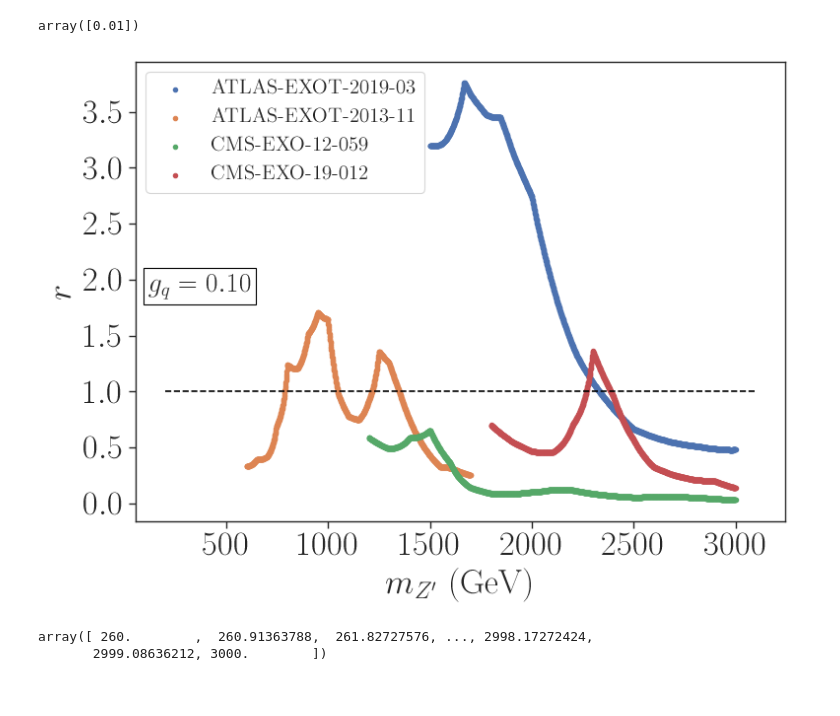
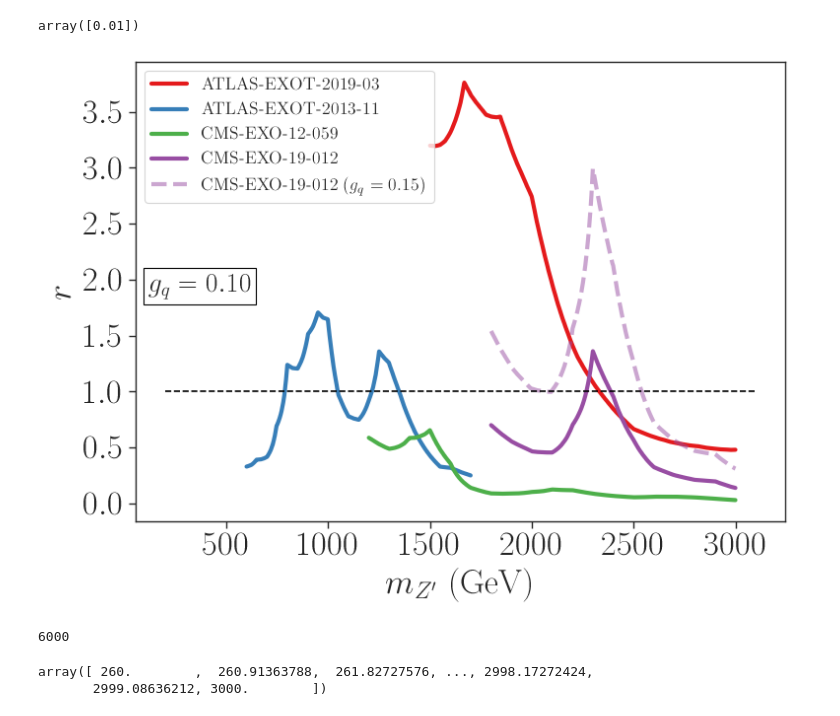
Before and after one commit to SModelS/smodelsv3-paper, a Jupyter notebook: scan/2MDM-dijet-plots.ipynb, the cells around one changed output. Saved outputs shown, nothing was run; the diff lists cells and outputs as text; code cells hidden in the pictures.

Commit message:
updated plots based on database

```diff
--- a/scan/2MDM-dijet-plots.ipynb
+++ b/scan/2MDM-dijet-plots.ipynb
@@ -200,11 +200,11 @@ for index, row in newDF.iterrows():
 # %% [markdown]
 #### Create legend for plots for excluded points
 # %%
-colors = sns.color_palette("Set1",len(excluded['ExptRes.result.AnalysisID'].unique()))
+colors = sns.color_palette("Set1",len(newDF['ExptRes.result.AnalysisID'].unique()))
 # %%
 colorDict = {}
 
-for i, l in enumerate(excluded['ExptRes.result.AnalysisID'].unique()):
+for i, l in enumerate(newDF['ExptRes.result.AnalysisID'].unique()):
     colorDict[l] = np.array(colors[i]).reshape(-1,3)
 # %%
 legend = []
@@ -228,36 +228,53 @@ plt.figure(figsize=(8,6))
 
 gqv = 0.10
 gchi = 0.01
 
 
 for label in newDF['ExptRes.result.AnalysisID'].unique():
 #     if 'CMS-EXO-19-012' not in label: continue
     data = newDF[newDF['ExptRes.result.AnalysisID']==label]
     data = data[(data['extpar.1']==gchi)&(data['extpar.2']==gqv)].sort_values(['mass.9900032'])
 #     print(label)
 
     if len(data) == 0: continue
     x = data['mass.9900032']
     y = data['ExptRes.result.r']
 
-    sc = plt.scatter(x,y,s=10, label=label)
+    pl = plt.plot(x, y, '-', lw=3., label=label, c=colorDict[label])
+
+    # sc = plt.scatter(x,y,s=10, label=label, c=colorDict[label])
+
+data2 = newDF[(newDF['extpar.1']==gchi)&(newDF['extpar.2']==0.15)].sort_values(['mass.9900032'])
+
+for label in data2['ExptRes.result.AnalysisID'].unique():
+    if len(data2) == 0: continue
+    x = data2['mass.9900032']
+    y = data2['ExptRes.result.r']
+
+    pl2 = plt.plot(x, y, '--', lw=3., label=label+r' ($g_{q} = %1.2f$)' %(0.15), c=colorDict[label], alpha=0.5)
+
+    # sc2 = plt.scatter(x,y,s=10, label=label, c=colorDict[label], alpha=0.5, marker=',')
 
 
 plt.hlines(1, 200, 3100, linestyles='--', color='black')
 plt.xlabel(r'$m_{Z^{\prime}}$ (GeV)', fontsize=25)
 plt.ylabel(r'$r$', fontsize=25)
 plt.text(0.02,0.5,r'$g_{q} = %1.2f$' %(gqv),fontsize=20,
          bbox=dict(facecolor='white', edgecolor='black'),transform = plt.gca().transAxes)
 
 # plt.ylim(0, 10)
 plt.yticks(fontsize=25)
 plt.xticks(fontsize=25)
-plt.legend(loc='upper left', fontsize=15)
+plt.legend(loc='upper left', fontsize=13)
 plt.tight_layout()
 plt.savefig('./figures/exclusions_2mdm_dijet.png')
 plt.show()
 # %% [output]
-[figure, old version]
+[figure, new version]
+# %%
+len(dataDF)
+# %% [output]
+6000
 # %%
 np.linspace(260, 3000, 3000)
 # %% [output]
```
Also changed, not shown: 18 other files.
